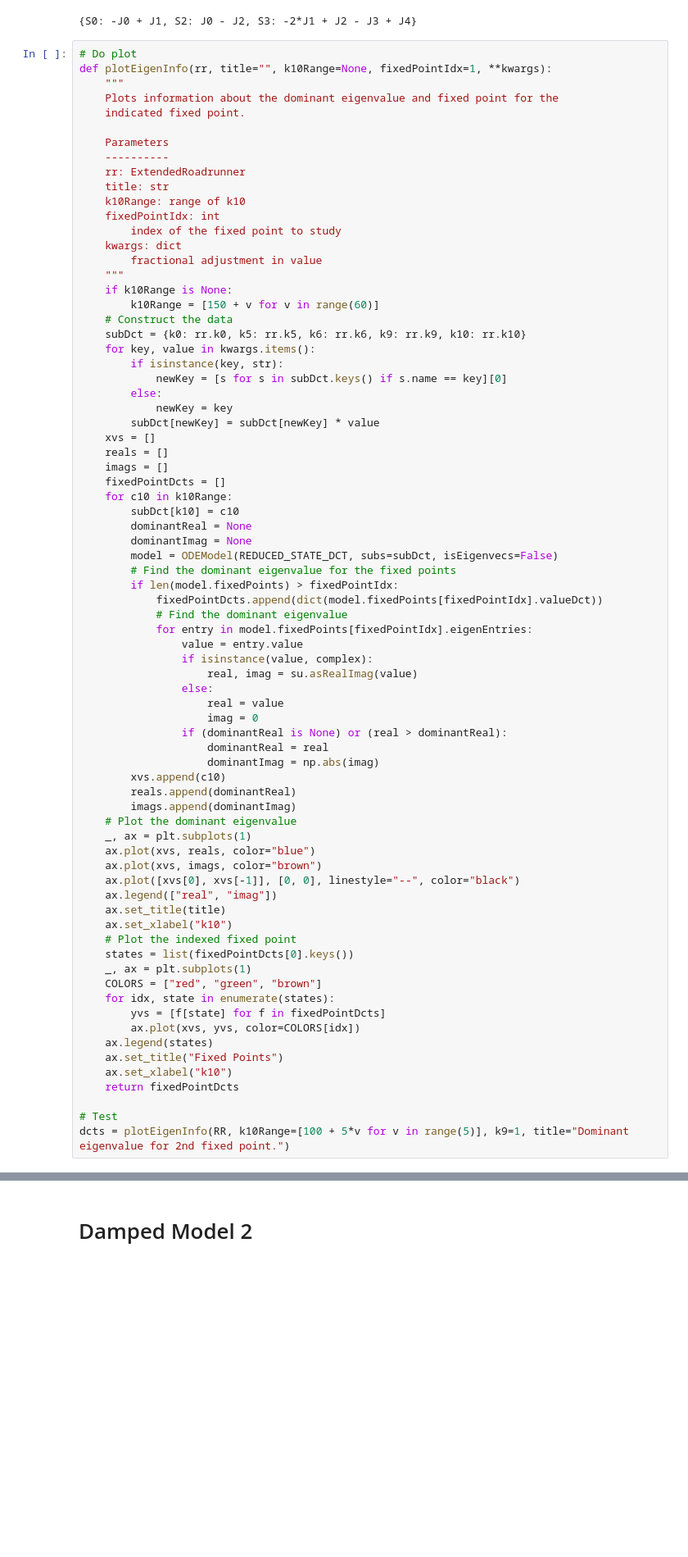
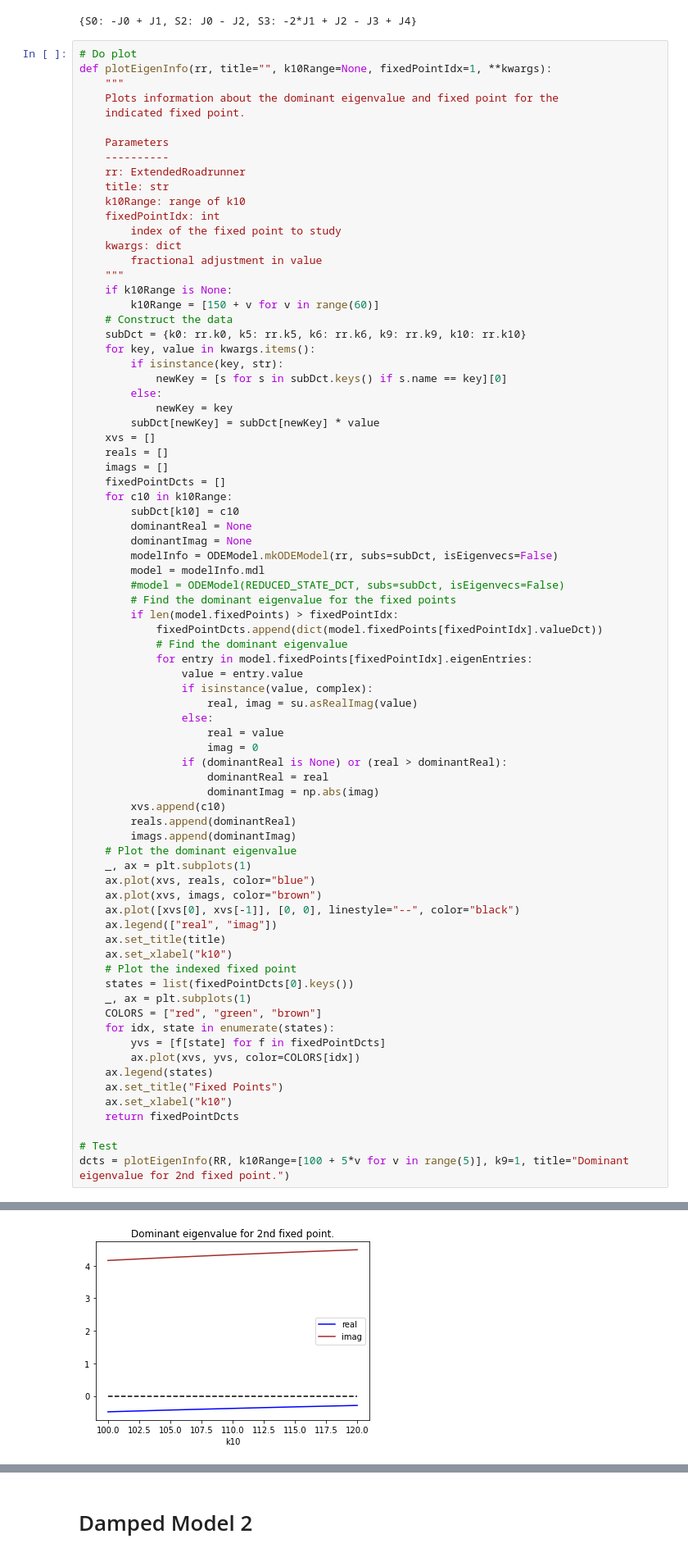
Before and after one commit to sys-bio/ComplexSystems, a Jupyter notebook: notebooks/Oscillations.ipynb, the cells around one changed output, grey strips where cells are left out. Shown at 82% size. Cells and saved outputs as stored; diff of their text form; blank space fills up the shorter version.

```diff
--- a/notebooks/Oscillations.ipynb
+++ b/notebooks/Oscillations.ipynb
@@ -96,7 +96,9 @@ def plotEigenInfo(rr, title="", k10Range=None, fixedPointIdx=1, **kwargs):
         subDct[k10] = c10
         dominantReal = None
         dominantImag = None
-        model = ODEModel(REDUCED_STATE_DCT, subs=subDct, isEigenvecs=False)
+        modelInfo = ODEModel.mkODEModel(rr, subs=subDct, isEigenvecs=False)
+        model = modelInfo.mdl
+        #model = ODEModel(REDUCED_STATE_DCT, subs=subDct, isEigenvecs=False)
         # Find the dominant eigenvalue for the fixed points
         if len(model.fixedPoints) > fixedPointIdx:
             fixedPointDcts.append(dict(model.fixedPoints[fixedPointIdx].valueDct))
@@ -140,0 +142 @@ NameError: name 'REDUCED_STATE_DCT' is not defined
+[figure, added]
```
Also changed, not shown: parts of 44 cells of this notebook.
